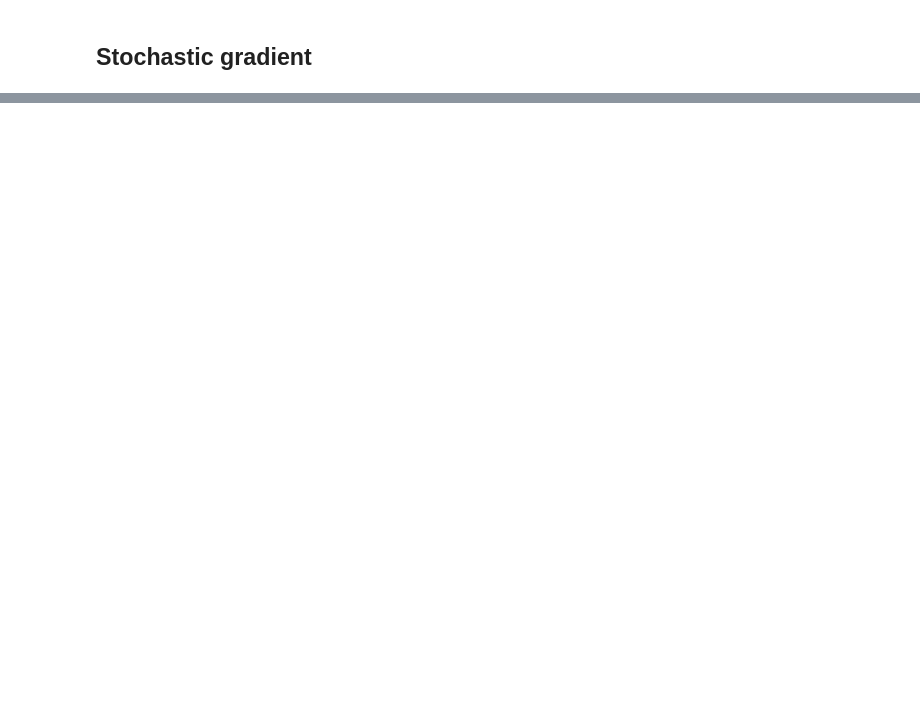
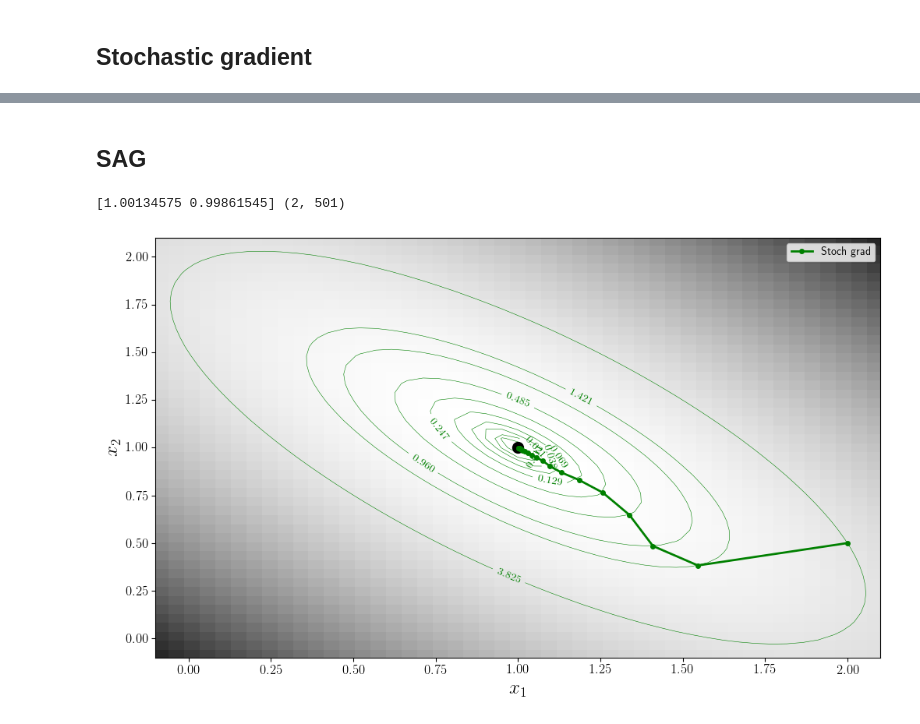
Before and after one commit to DIG-Kaust/MDD-StochasticSolvers, a Jupyter notebook: notebooks/others/SteepestDescent_stochastic.ipynb, the cells around one changed output, grey strips where cells are left out. Cells and saved outputs as stored; diff of their text form; code cells hidden in the pictures; blank space fills up the shorter version.

```diff
--- a/notebooks/others/SteepestDescent_stochastic.ipynb
+++ b/notebooks/others/SteepestDescent_stochastic.ipynb
@@ -255,0 +295,2 @@ plt.legend();
+# %% [markdown]
+## SAG
@@ -255,0 +349,75 @@ plt.legend();
+# %%
+# Compare implementations saga
+xsag = np.array([m[0]+1, m[1]-0.5])
+xsag1 = np.array([m[0]+1, m[1]-0.5])
+optimizer = SAG(xsag, n/(16*L), n, int(n//batch_size), batch_size, saga=True, adjusted=False)
+optimizer1 = SAG(xsag1, n/(16*L), n, int(n//batch_size), batch_size, saga=True, adjusted=False)
+
+np.random.seed(10)
+batches = np.random.permutation(np.arange(n)).reshape(n//batch_size, batch_size).astype(np.int)
+for it in range(10):#int(n//batch_size)*20):
+    ibatch = np.random.randint(0, int(n//batch_size))
+    #Make data and operator
+    Gop1 = MatrixMult(G[batches[ibatch]])
+    Gop1.grad = gradfun
+    d1 = d[batches[ibatch]]
+
+    # Compute gradient
+    grad, loss = Gop1.grad(Gop1, d1, xsag)
+    grad = grad
+
+    # Update model
+    optimizer.step1(grad, ibatch=ibatch)
+    optimizer1.step2(grad, ibatch=ibatch)
+    if not np.allclose(xsag, xsag1, rtol=1e-2, atol=1e-2):
+        raise ValueError(f'Diverging at iter {it}')
+# %%
+# SAG
+xsag = np.array([m[0]+1, m[1]-0.5])
+xsag_hist = [xsag.copy(), ]
+rsag = [np.linalg.norm(Gop.H @(d - Gop @ xsag)), ]
+optimizer = SAG(xsag, n/(16*L), n, int(n//batch_size), batch_size, saga=False)
+#optimizer = SAG(xsag, 0.5*n/L, n, int(n//batch_size), batch_size)
+
+np.random.seed(10)
+batches = np.random.permutation(np.arange(n)).reshape(n//batch_size, batch_size).astype(np.int)
+for it in range(int(n//batch_size)*20):
+    ibatch = np.random.randint(0, int(n//batch_size))
+    #Make data and operator
+    Gop1 = MatrixMult(G[batches[ibatch]])
+    Gop1.grad = gradfun
+    d1 = d[batches[ibatch]]
+
+    # Compute gradient
+    grad, loss = Gop1.grad(Gop1, d1, xsag)
+    grad = grad
+
+    # Update model
+    optimizer.step1(grad, ibatch=ibatch)
+
+    xsag_hist.append(xsag.copy())
+    rsag.append(np.linalg.norm(Gop.H @(d - Gop @ xsag)))
+
+xsag_hist = np.vstack(xsag_hist).T
+xsag_hist_epochs = xsag_hist[:, ::batches.shape[0]]
+print(xsag_hist[:, -1], xsag_hist.shape)
+# %% [output]
+[1.00134575 0.99861545] (2, 501)
+# %%
+# cost function at solution
+Jsdana = 0.5 * np.sum(xsag_hist_epochs * (G.T @ G @ xsag_hist_epochs), axis=0) - (xsag_hist_epochs.T @ G.T @ d[:, np.newaxis]).squeeze() + 0.5 *d.T @ d
+
+fig, ax = plt.subplots(1, 1, figsize=(12, 7))
+cs = ax.imshow(J.T, cmap='gray_r', origin='lower', extent=(m_min[0], m_max[0], m_min[1], m_max[1]))
+cs = ax.contour(m1, m2, J, levels=np.sort(np.unique(Jsdana)), colors='g', linewidths=0.4)
+ax.clabel(cs, inline=1, fontsize=10)
+ax.plot(m[0], m[1], '.k', ms=20);
+ax.plot(xsag_hist_epochs[0], xsag_hist_epochs[1], '.-g', lw=2, ms=8, label='Stoch grad')
+ax.set_xlabel(r'$x_1$');
+ax.set_ylabel(r'$x_2$');
+ax.legend();
+ax.axis('tight');
+ax.set_xlim(-0.1, 2.1);
+ax.set_ylim(-0.1, 2.1);
+# %% [output]
+[figure, added]
```
Also changed, not shown: parts of 16 cells of this notebook, 3 other files.
